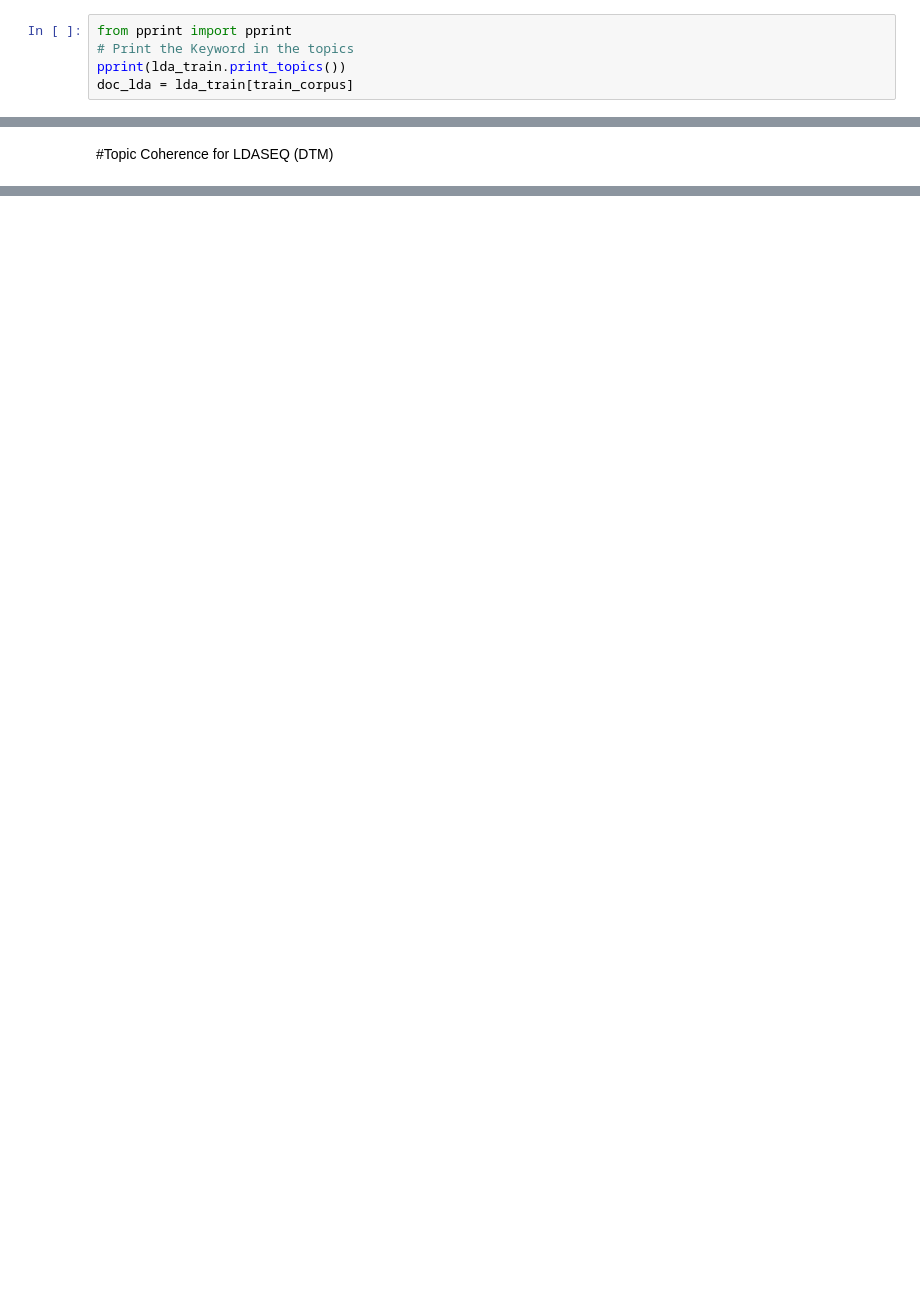
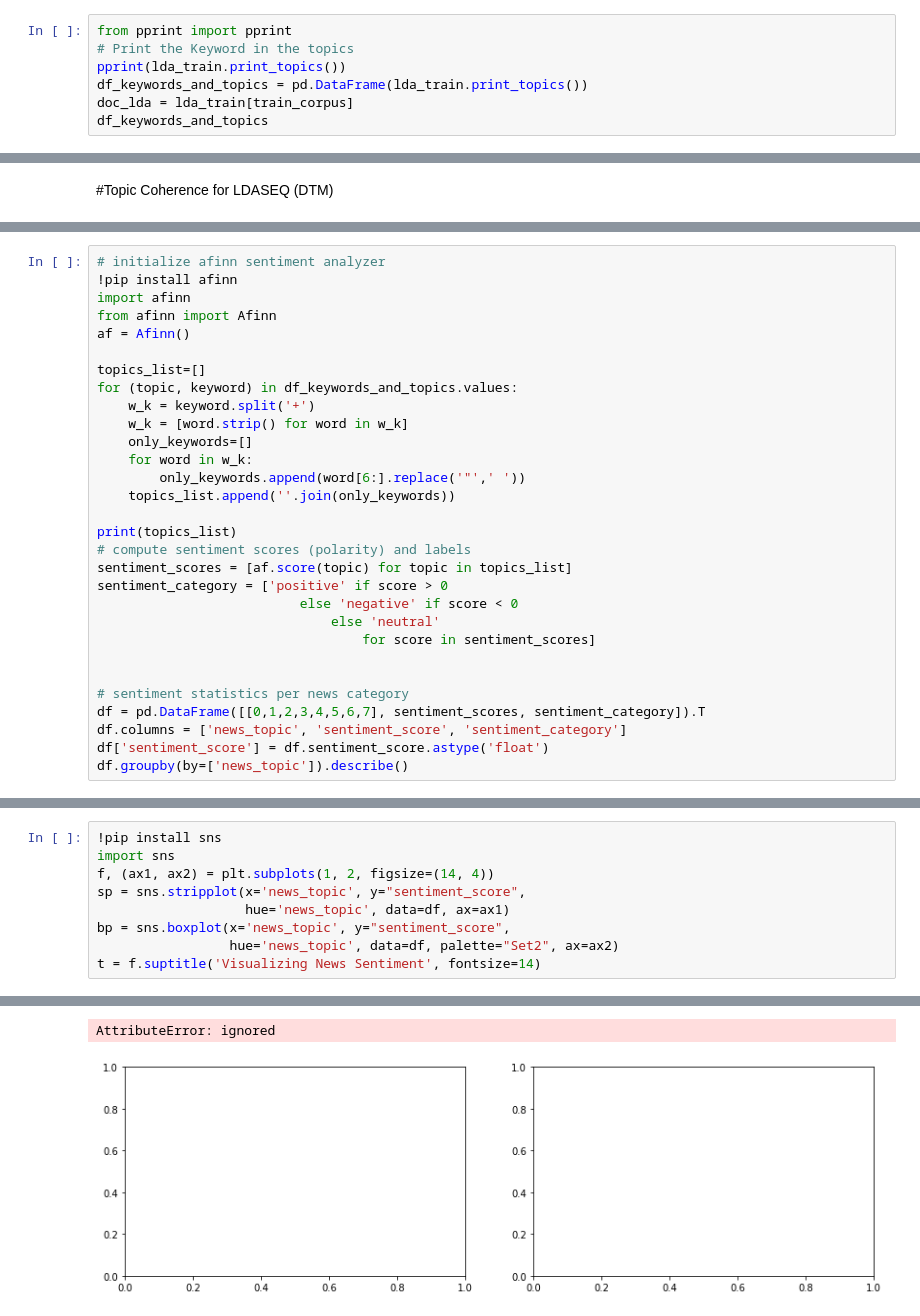
Before and after one commit to inderjot29/Topic-Modeling, a Jupyter notebook: Topic_Modelling.ipynb, the cells around one changed output, grey strips where cells are left out. Drawn from its saved outputs; the diff is of its cells as text; blank space fills up the shorter version.

Commit message:
Added sentiment analysis

```diff
--- a/Topic_Modelling.ipynb
+++ b/Topic_Modelling.ipynb
@@ -302,6 +317,8 @@ You can see the keywords for each topic and the weightage(importance) of each ke
 from pprint import pprint
 # Print the Keyword in the topics
 pprint(lda_train.print_topics())
+df_keywords_and_topics = pd.DataFrame(lda_train.print_topics())
 doc_lda = lda_train[train_corpus]
+df_keywords_and_topics
 # %% [output]
 [(0,
@@ -573,0 +771,30 @@ print ("DTM Python coherence is", cm_DTM.get_coherence())
+# %%
+# initialize afinn sentiment analyzer
+!pip install afinn
+import afinn
+from afinn import Afinn
+af = Afinn()
+
+topics_list=[]
+for (topic, keyword) in df_keywords_and_topics.values:
+    w_k = keyword.split('+')
+    w_k = [word.strip() for word in w_k]
+    only_keywords=[]
+    for word in w_k:
+        only_keywords.append(word[6:].replace('"',' '))
+    topics_list.append(''.join(only_keywords))
+
+print(topics_list)
+# compute sentiment scores (polarity) and labels
+sentiment_scores = [af.score(topic) for topic in topics_list]
+sentiment_category = ['positive' if score > 0
+                          else 'negative' if score < 0
+                              else 'neutral'
+                                  for score in sentiment_scores]
+
+
+# sentiment statistics per news category
+df = pd.DataFrame([[0,1,2,3,4,5,6,7], sentiment_scores, sentiment_category]).T
+df.columns = ['news_topic', 'sentiment_score', 'sentiment_category']
+df['sentiment_score'] = df.sentiment_score.astype('float')
+df.groupby(by=['news_topic']).describe()
@@ -573,0 +815,10 @@ print ("DTM Python coherence is", cm_DTM.get_coherence())
+# %%
+!pip install sns
+import sns
+f, (ax1, ax2) = plt.subplots(1, 2, figsize=(14, 4))
+sp = sns.stripplot(x='news_topic', y="sentiment_score",
+                   hue='news_topic', data=df, ax=ax1)
+bp = sns.boxplot(x='news_topic', y="sentiment_score",
+                 hue='news_topic', data=df, palette="Set2", ax=ax2)
+t = f.suptitle('Visualizing News Sentiment', fontsize=14)
+# %% [output]
@@ -573,0 +834,2 @@ print ("DTM Python coherence is", cm_DTM.get_coherence())
+AttributeError: ignored
+[figure, added]
```
Also changed, not shown: parts of 26 cells of this notebook.
